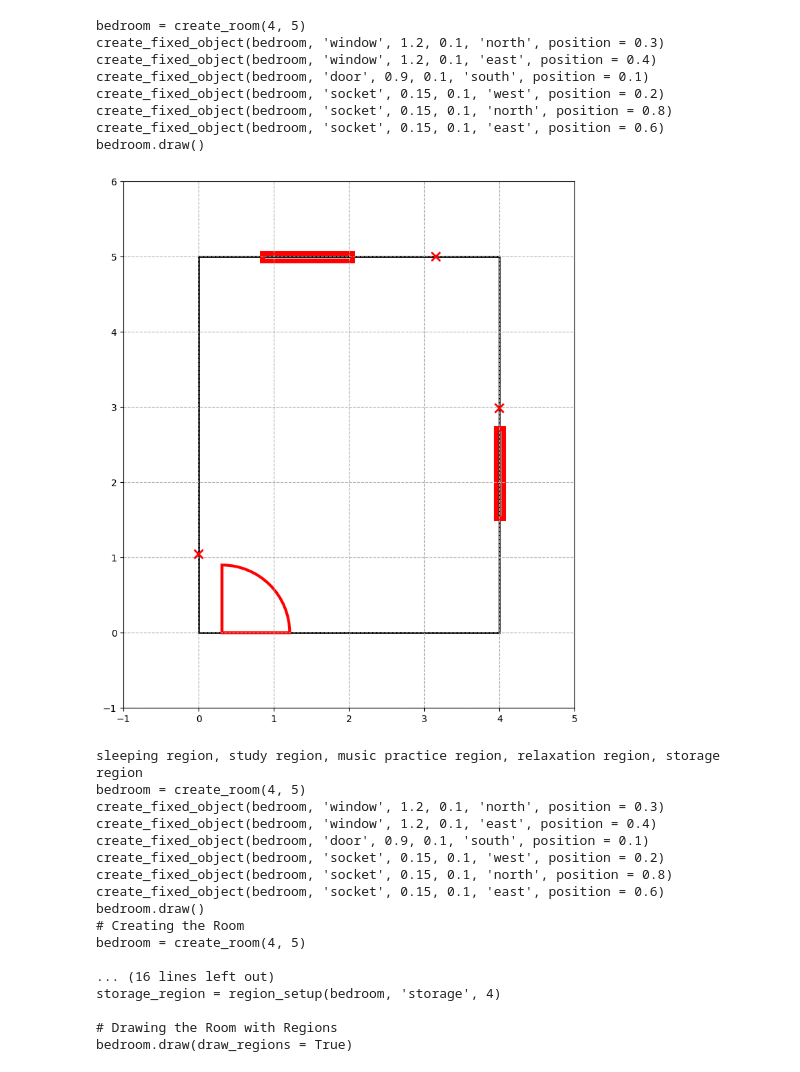
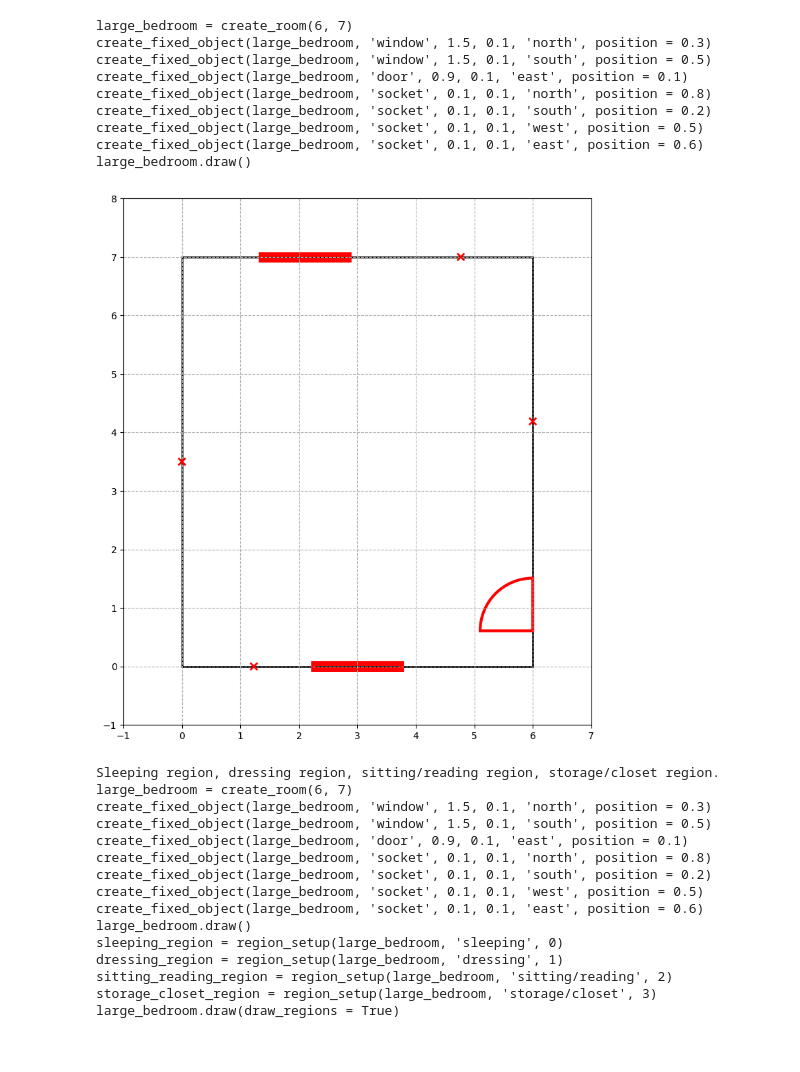
Before and after one commit to gabriellelittle1/MSc-Project, a Jupyter notebook: DSL/Phase1.ipynb, the cells around one changed output. Saved outputs shown, nothing was run; the diff lists cells and outputs as text; code cells hidden in the pictures.

```diff
--- a/DSL/Phase1.ipynb
+++ b/DSL/Phase1.ipynb
@@ -50,43 +50,44 @@ def room_setup(scene_descriptor, api_key=api_key):
     prompt2 += "kitchen = create_room(5, 6), create_fixed_object(kitchen, 'window', 1, 0.1, 'south', position = 0.3), kitchen.draw()."
     prompt2 += " Return only the python script. No other text. Please ensure the correct number of inputs are given for each function. The code should end with '.draw()'."
     prompt2 += file_contents
 
     # Define the request payload
     data = {
         "model": "gpt-4",
         "messages": [
             {"role": "user", "content": prompt2}
         ]
     }
 
     # Make the API call
     response2 = requests.post(url, headers=headers, json=data)
     # Check the response
     if response2.status_code == 200:
         response_data2 = response2.json()
         print(response_data2['choices'][0]['message']['content'])
         exec(response_data2['choices'][0]['message']['content'])
     else:
         print('Failed to get a response')
         print(response2.text)
 
     #exec(response_data2['choices'][0]['message']['content'])
 
     return response1, response2
 
 #scene_descriptor = 'a bedroom for a teenager. The room is 4 meters wide and 6 meters long. There is one big window, 1 door, and 2 electrical plugs. The door should be on the far corner of the south wall.'
-scene_descriptor = "a bedroom for a teenage girl who plays the guitar."
+scene_descriptor = "a large bedroom for a couple."
 response1, response2 = room_setup(scene_descriptor)
 # %% [output]
-bedroom = create_room(4, 5)
-create_fixed_object(bedroom, 'window', 1.2, 0.1, 'north', position = 0.3)
-create_fixed_object(bedroom, 'window', 1.2, 0.1, 'east', position = 0.4)
-create_fixed_object(bedroom, 'door', 0.9, 0.1, 'south', position = 0.1)
-create_fixed_object(bedroom, 'socket', 0.15, 0.1, 'west', position = 0.2)
-create_fixed_object(bedroom, 'socket', 0.15, 0.1, 'north', position = 0.8)
-create_fixed_object(bedroom, 'socket', 0.15, 0.1, 'east', position = 0.6)
-bedroom.draw()
+large_bedroom = create_room(6, 7)
+create_fixed_object(large_bedroom, 'window', 1.5, 0.1, 'north', position = 0.3)
+create_fixed_object(large_bedroom, 'window', 1.5, 0.1, 'south', position = 0.5)
+create_fixed_object(large_bedroom, 'door', 0.9, 0.1, 'east', position = 0.1)
+create_fixed_object(large_bedroom, 'socket', 0.1, 0.1, 'north', position = 0.8)
+create_fixed_object(large_bedroom, 'socket', 0.1, 0.1, 'south', position = 0.2)
+create_fixed_object(large_bedroom, 'socket', 0.1, 0.1, 'west', position = 0.5)
+create_fixed_object(large_bedroom, 'socket', 0.1, 0.1, 'east', position = 0.6)
+large_bedroom.draw()
-[figure, old version]
+[figure, new version]
 # %%
 url = 'https://api.openai.com/v1/chat/completions'
 headers = {
@@ -152,23 +153,21 @@ else:
     print('Failed to get a response')
     print(response5.text)
 # %% [output]
-sleeping region, study region, music practice region, relaxation region, storage region
-bedroom = create_room(4, 5)
-create_fixed_object(bedroom, 'window', 1.2, 0.1, 'north', position = 0.3)
-create_fixed_object(bedroom, 'window', 1.2, 0.1, 'east', position = 0.4)
-create_fixed_object(bedroom, 'door', 0.9, 0.1, 'south', position = 0.1)
-create_fixed_object(bedroom, 'socket', 0.15, 0.1, 'west', position = 0.2)
-create_fixed_object(bedroom, 'socket', 0.15, 0.1, 'north', position = 0.8)
-create_fixed_object(bedroom, 'socket', 0.15, 0.1, 'east', position = 0.6)
-bedroom.draw()
-# Creating the Room
-bedroom = create_room(4, 5)
-
-... (16 lines left out)
-storage_region = region_setup(bedroom, 'storage', 4)
-
-# Drawing the Room with Regions
-bedroom.draw(draw_regions = True)
+Sleeping region, dressing region, sitting/reading region, storage/closet region.
+large_bedroom = create_room(6, 7)
+create_fixed_object(large_bedroom, 'window', 1.5, 0.1, 'north', position = 0.3)
+create_fixed_object(large_bedroom, 'window', 1.5, 0.1, 'south', position = 0.5)
+create_fixed_object(large_bedroom, 'door', 0.9, 0.1, 'east', position = 0.1)
+create_fixed_object(large_bedroom, 'socket', 0.1, 0.1, 'north', position = 0.8)
+create_fixed_object(large_bedroom, 'socket', 0.1, 0.1, 'south', position = 0.2)
+create_fixed_object(large_bedroom, 'socket', 0.1, 0.1, 'west', position = 0.5)
+create_fixed_object(large_bedroom, 'socket', 0.1, 0.1, 'east', position = 0.6)
+large_bedroom.draw()
+sleeping_region = region_setup(large_bedroom, 'sleeping', 0)
+dressing_region = region_setup(large_bedroom, 'dressing', 1)
+sitting_reading_region = region_setup(large_bedroom, 'sitting/reading', 2)
+storage_closet_region = region_setup(large_bedroom, 'storage/closet', 3)
+large_bedroom.draw(draw_regions = True)
 # %%
 url = 'https://api.openai.com/v1/chat/completions'
 headers = {
```
Also changed, not shown: parts of 13 cells of this notebook, 6 other files.
